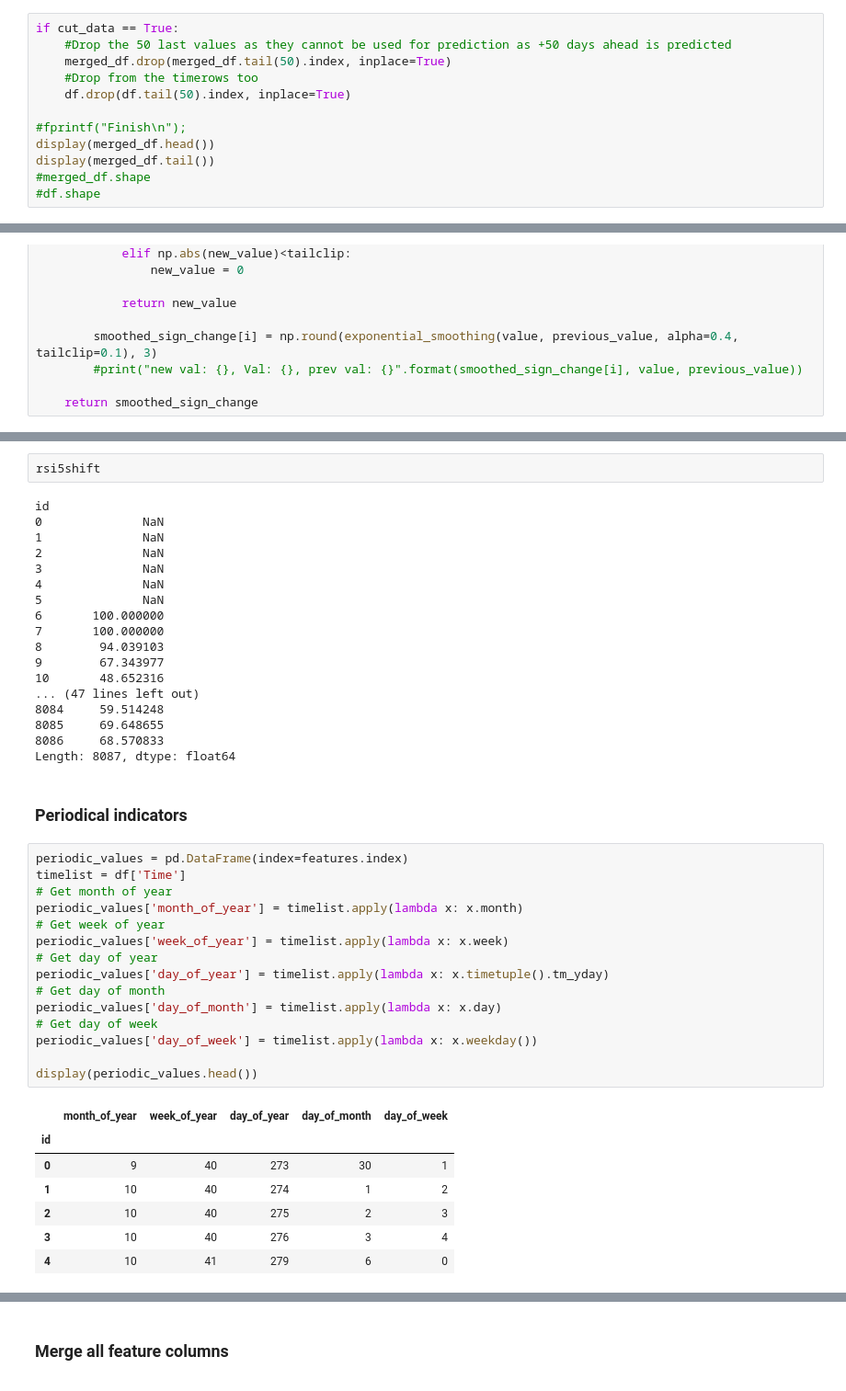
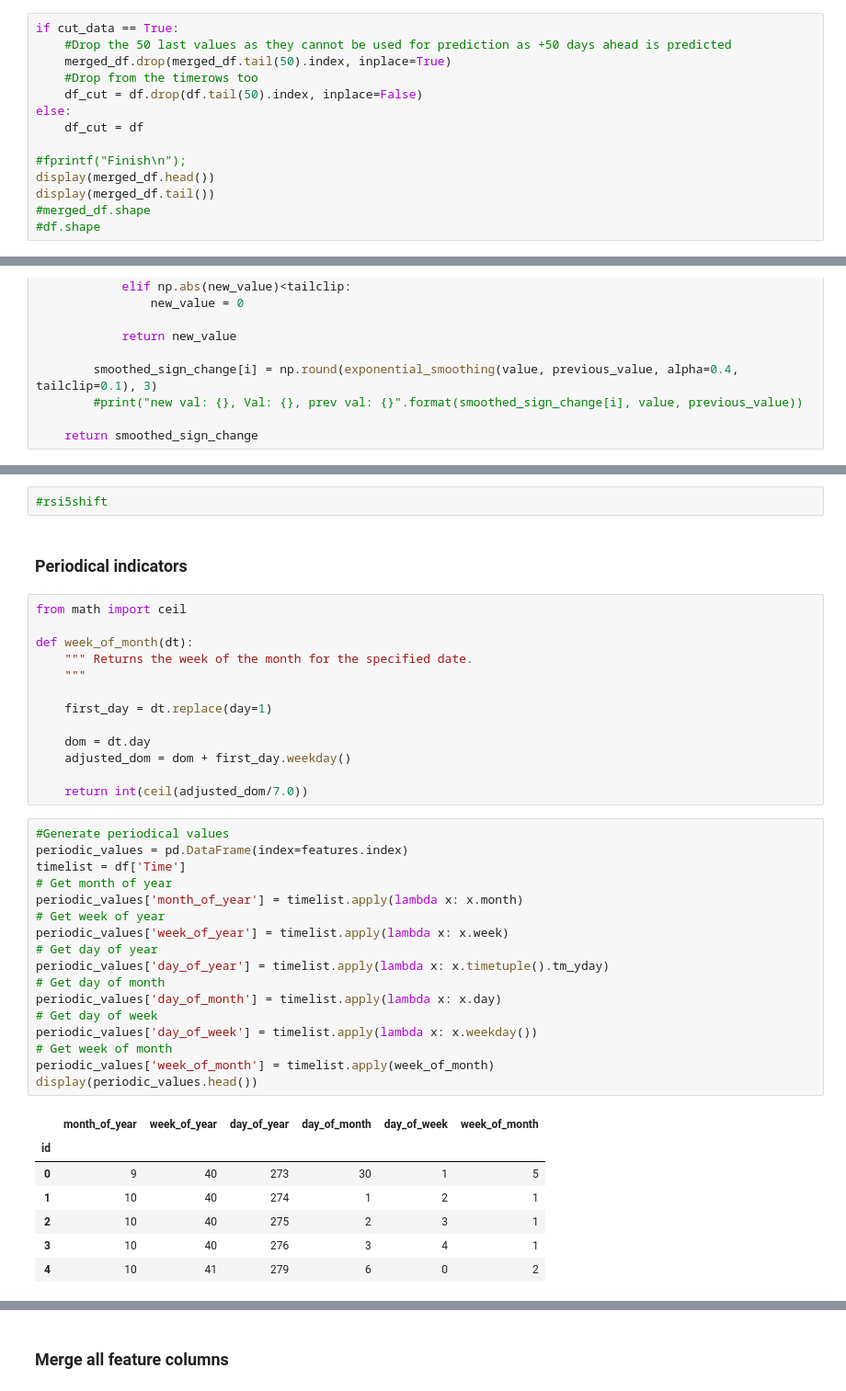
Before and after one commit to alexanderwendt/sklearn_ml_toolbox, a Jupyter notebook: OMX_S20_Class_y_Feature_X_Construction_V011_for_Training.ipynb, the cells around one changed output, grey strips where cells are left out. Shown at 92% size. Saved outputs shown, nothing was run; the diff lists cells and outputs as text.

```diff
--- a/OMX_S20_Class_y_Feature_X_Construction_V011_for_Training.ipynb
+++ b/OMX_S20_Class_y_Feature_X_Construction_V011_for_Training.ipynb
@@ -339,7 +363,9 @@ if cut_data == True:
     #Drop the 50 last values as they cannot be used for prediction as +50 days ahead is predicted
     merged_df.drop(merged_df.tail(50).index, inplace=True)
     #Drop from the timerows too
-    df.drop(df.tail(50).index, inplace=True)
+    df_cut = df.drop(df.tail(50).index, inplace=False)
+else:
+    df_cut = df
 
 #fprintf("Finish\n");
 display(merged_df.head())
@@ -711,45 +887,42 @@ dtype: float64
-# %%
-rsi5shift
-# %% [output]
-id
-0              NaN
-1              NaN
-2              NaN
-3              NaN
-4              NaN
-5              NaN
-6       100.000000
-7       100.000000
-8        94.039103
-9        67.343977
-10       48.652316
-... (47 lines left out)
-8084     59.514248
-8085     69.648655
-8086     68.570833
-Length: 8087, dtype: float64
+# %%
+#rsi5shift
 # %% [markdown]
 ### Periodical indicators
+# %%
+from math import ceil
+
+def week_of_month(dt):
+    """ Returns the week of the month for the specified date.
+    """
+
+    first_day = dt.replace(day=1)
+
+    dom = dt.day
+    adjusted_dom = dom + first_day.weekday()
+
+    return int(ceil(adjusted_dom/7.0))
 # %%
+#Generate periodical values
 periodic_values = pd.DataFrame(index=features.index)
 timelist = df['Time']
 # Get month of year
 periodic_values['month_of_year'] = timelist.apply(lambda x: x.month)
 # Get week of year
 periodic_values['week_of_year'] = timelist.apply(lambda x: x.week)
 # Get day of year
 periodic_values['day_of_year'] = timelist.apply(lambda x: x.timetuple().tm_yday)
 # Get day of month
 periodic_values['day_of_month'] = timelist.apply(lambda x: x.day)
 # Get day of week
 periodic_values['day_of_week'] = timelist.apply(lambda x: x.weekday())
-
+# Get week of month
+periodic_values['week_of_month'] = timelist.apply(week_of_month)
 display(periodic_values.head())
 # %% [output]
-|  | month_of_year | week_of_year | day_of_year | day_of_month | day_of_week |
-| id |  |  |  |  |  |
-| 0 | 9 | 40 | 273 | 30 | 1 |
-| 1 | 10 | 40 | 274 | 1 | 2 |
-| 2 | 10 | 40 | 275 | 2 | 3 |
-| 3 | 10 | 40 | 276 | 3 | 4 |
-| 4 | 10 | 41 | 279 | 6 | 0 |
+|  | month_of_year | week_of_year | day_of_year | day_of_month | day_of_week | week_of_month |
+| id |  |  |  |  |  |  |
+| 0 | 9 | 40 | 273 | 30 | 1 | 5 |
+| 1 | 10 | 40 | 274 | 1 | 2 | 1 |
+| 2 | 10 | 40 | 275 | 2 | 3 | 1 |
+| 3 | 10 | 40 | 276 | 3 | 4 | 1 |
+| 4 | 10 | 41 | 279 | 6 | 0 | 2 |
```
Also changed, not shown: parts of 33 cells of this notebook, 12 other files.
